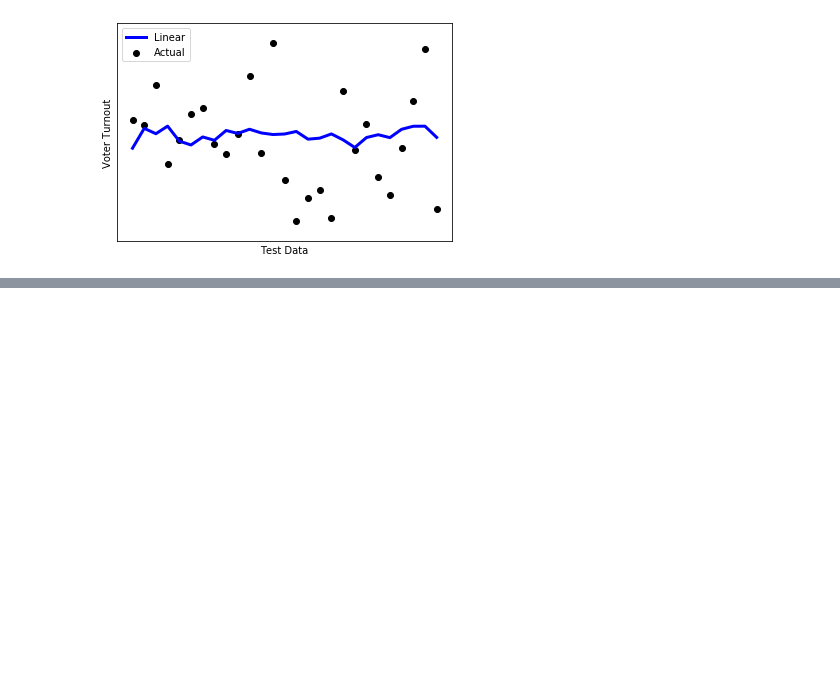
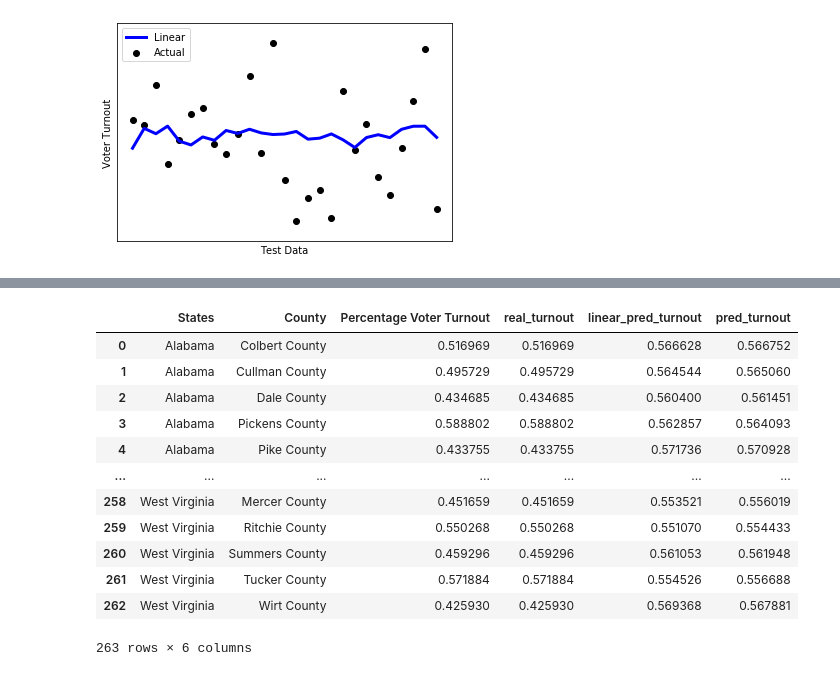
Before and after one commit to NedaTavakoli/Voter-Turnout-Prediction, a Jupyter notebook: ml_project/Updated_Lasso_Data/Linear_Lasso_Ridge.ipynb, the cells around one changed output, grey strips where cells are left out. Cells and saved outputs as stored; diff of their text form; code cells hidden in the pictures; blank space fills up the shorter version.

```diff
--- a/ml_project/Updated_Lasso_Data/Linear_Lasso_Ridge.ipynb
+++ b/ml_project/Updated_Lasso_Data/Linear_Lasso_Ridge.ipynb
@@ -211,0 +262,3 @@ plt.show()
+# %%
+df_lasso_pred = pd.merge(df_all, df_lasso, left_on='Percentage Voter Turnout', right_on = 'real_turnout', how='inner')
+df_lasso_pred
@@ -218,7 +285,7 @@ encoded_Y = Y#le.fit_transform(Y)
 encoded_Y_test = Y_test#le.fit_transform(Y_test)
 # %%
 lr = LinearRegression()
-lr.fit(X,encoded_Y)
+lr.fit(X,Y)
 Y_pred = lr.predict(X_test)
 
 
@@ -255,0 +324,8 @@ plt.show()
+# %%
+df_linear_y_pred = pd.DataFrame(data=Y_pred)
+
+df_linear = pd.concat([df_y_lasso_test, df_linear_y_pred], axis=1)
+
+df_linear.columns = ['real_turnout', 'pred_turnout']
+
+df_linear
@@ -255,0 +346,5 @@ plt.show()
+# %%
+df_linear_pred = pd.merge(df_all, df_linear, left_on='Percentage Voter Turnout', right_on = 'real_turnout', how='inner')
+df_linear_pred = df_linear_pred.rename(columns = {'pred_turnout': 'linear_pred_turnout'})
+
+df_linear_pred
@@ -255,0 +365,18 @@ plt.show()
+# %%
+df_pred_all = pd.concat([df_linear_pred, df_lasso_pred.iloc[:,4]], axis=1)
+df_pred_all.to_csv('all_counties_prediction.csv')
+df_pred_all
+# %% [output]
+|  | States | County | Percentage Voter Turnout | real_turnout | linear_pred_turnout | pred_turnout |
+| 0 | Alabama | Colbert County | 0.516969 | 0.516969 | 0.566628 | 0.566752 |
+| 1 | Alabama | Cullman County | 0.495729 | 0.495729 | 0.564544 | 0.565060 |
+| 2 | Alabama | Dale County | 0.434685 | 0.434685 | 0.560400 | 0.561451 |
+| 3 | Alabama | Pickens County | 0.588802 | 0.588802 | 0.562857 | 0.564093 |
+| 4 | Alabama | Pike County | 0.433755 | 0.433755 | 0.571736 | 0.570928 |
+| ... | ... | ... | ... | ... | ... | ... |
+| 258 | West Virginia | Mercer County | 0.451659 | 0.451659 | 0.553521 | 0.556019 |
+| 259 | West Virginia | Ritchie County | 0.550268 | 0.550268 | 0.551070 | 0.554433 |
+| 260 | West Virginia | Summers County | 0.459296 | 0.459296 | 0.561053 | 0.561948 |
+| 261 | West Virginia | Tucker County | 0.571884 | 0.571884 | 0.554526 | 0.556688 |
+| 262 | West Virginia | Wirt County | 0.425930 | 0.425930 | 0.569368 | 0.567881 |
+263 rows × 6 columns
```
Also changed, not shown: parts of 12 cells of this notebook.
